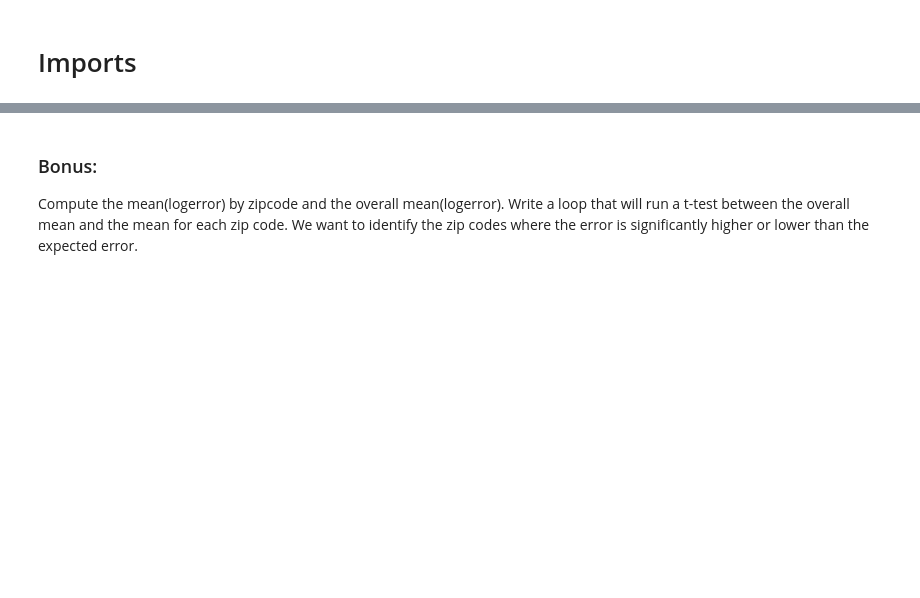
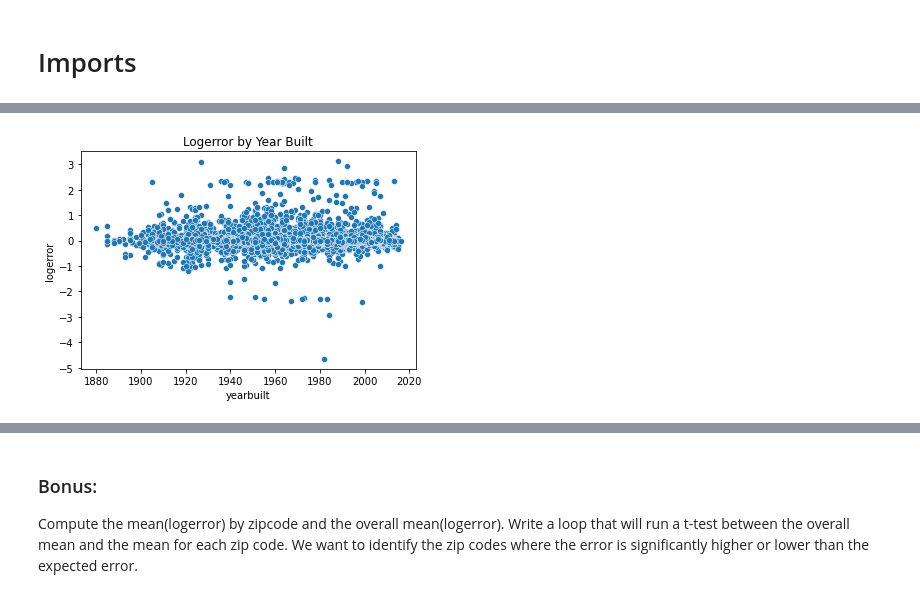
Before and after one commit to BraedenWright/clustering-exercises, a Jupyter notebook: explore_zillow.ipynb, the cells around one changed output, grey strips where cells are left out. Drawn from its saved outputs; the diff is of its cells as text; code cells hidden in the pictures; blank space fills up the shorter version.

```diff
--- a/explore_zillow.ipynb
+++ b/explore_zillow.ipynb
@@ -49,0 +104,6 @@ Reading cleaned data from csv file...
+# %%
+sns.scatterplot(data=train, y='logerror', x='yearbuilt')
+plt.title('Logerror by Year Built')
+plt.show()
+# %% [output]
+[figure, added]
```
Also changed, not shown: parts of 12 cells of this notebook, 3 other files.
